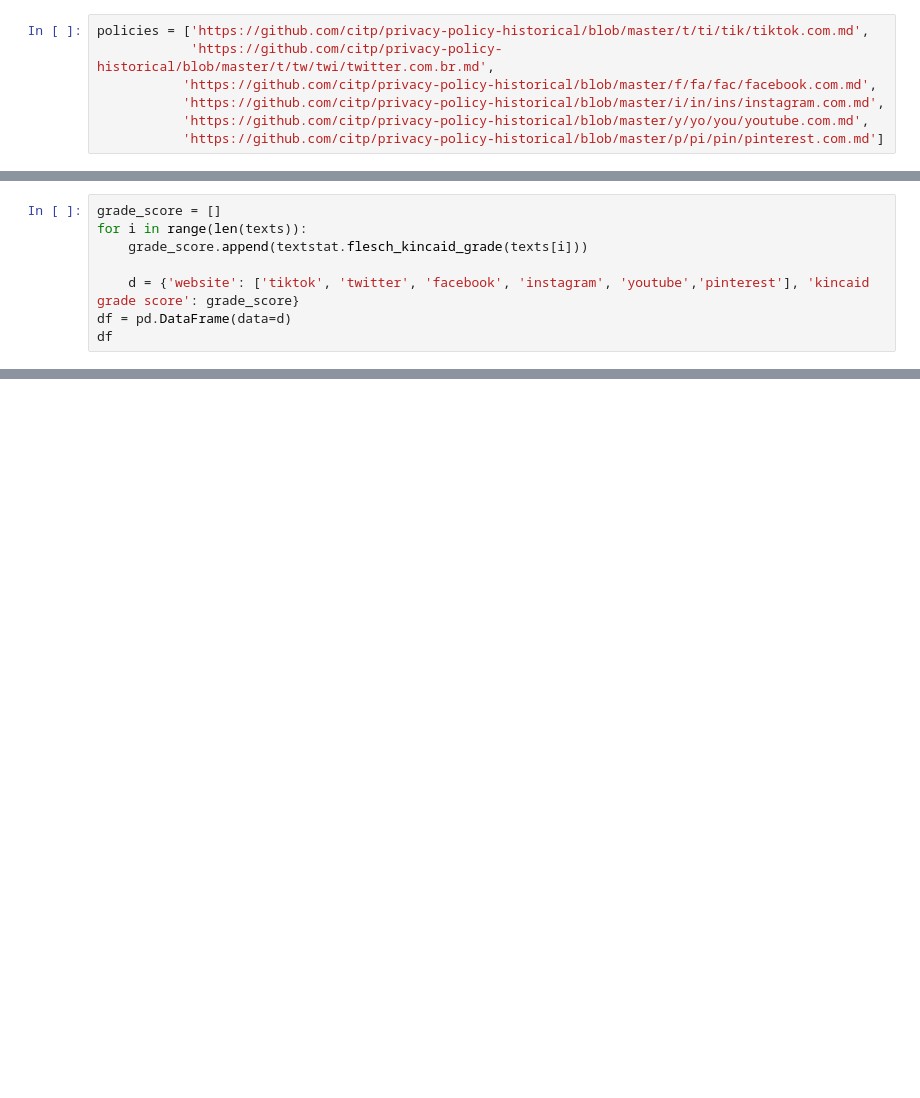
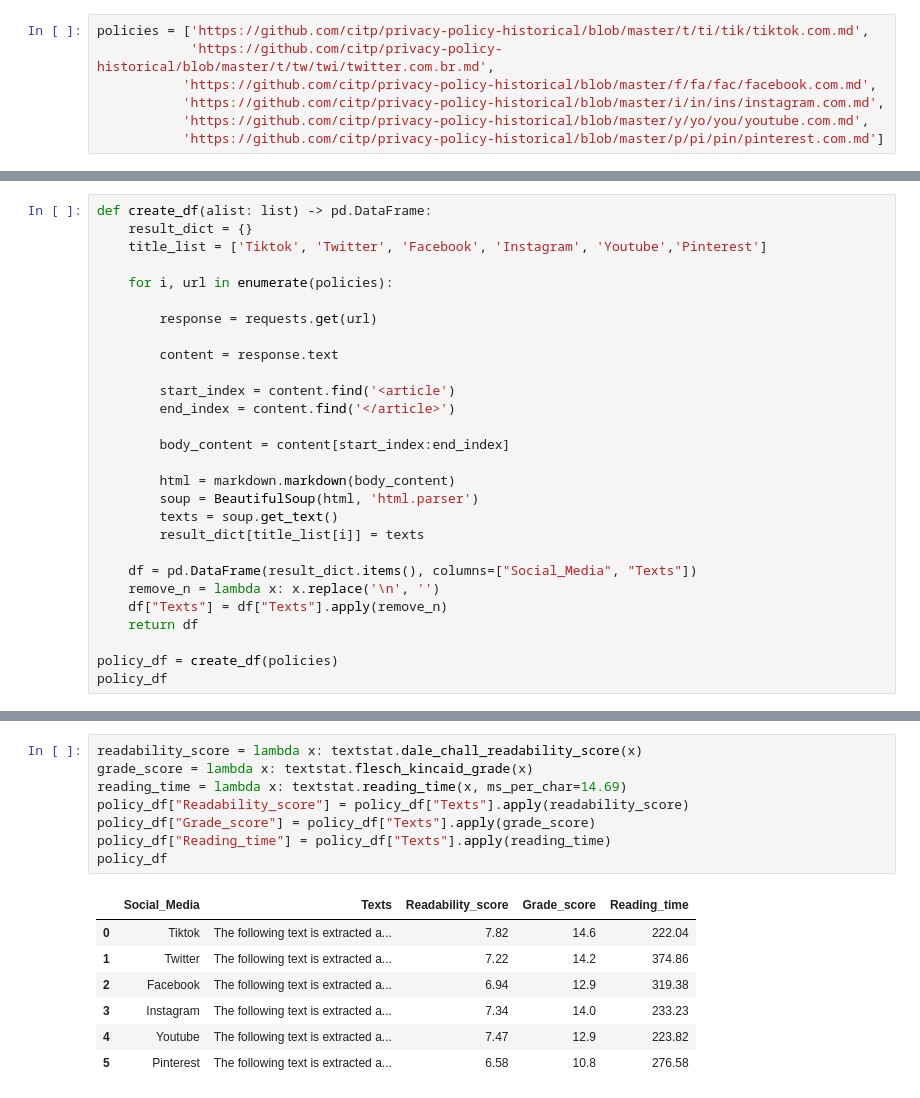
Before and after one commit to callysto/Data-Viz-of-the-Week, a Jupyter notebook: privacy-policies-readability.ipynb, the cells around one changed output, grey strips where cells are left out. Saved outputs shown, nothing was run; the diff lists cells and outputs as text; blank space fills up the shorter version.

```diff
--- a/privacy-policies-readability.ipynb
+++ b/privacy-policies-readability.ipynb
@@ -129,8 +196,0 @@ px.bar(df, x='website', y='readability score', title='readability scores of popu
-# %%
-grade_score = []
-for i in range(len(texts)):
-    grade_score.append(textstat.flesch_kincaid_grade(texts[i]))
-
-    d = {'website': ['tiktok', 'twitter', 'facebook', 'instagram', 'youtube','pinterest'], 'kincaid grade score': grade_score}
-df = pd.DataFrame(data=d)
-df
@@ -138,0 +197,28 @@ px.bar(df, x='website', y='kincaid grade score', title='kincaid grade scores of
+# %%
+def create_df(alist: list) -> pd.DataFrame:
+    result_dict = {}
+    title_list = ['Tiktok', 'Twitter', 'Facebook', 'Instagram', 'Youtube','Pinterest']
+
+    for i, url in enumerate(policies):
+
+        response = requests.get(url)
+
+        content = response.text
+
+        start_index = content.find('<article')
+        end_index = content.find('</article>')
+
+        body_content = content[start_index:end_index]
+
+        html = markdown.markdown(body_content)
+        soup = BeautifulSoup(html, 'html.parser')
+        texts = soup.get_text()
+        result_dict[title_list[i]] = texts
+
+    df = pd.DataFrame(result_dict.items(), columns=["Social_Media", "Texts"])
+    remove_n = lambda x: x.replace('\n', '')
+    df["Texts"] = df["Texts"].apply(remove_n)
+    return df
+
+policy_df = create_df(policies)
+policy_df
@@ -138,0 +233,16 @@ px.bar(df, x='website', y='kincaid grade score', title='kincaid grade scores of
+# %%
+readability_score = lambda x: textstat.dale_chall_readability_score(x)
+grade_score = lambda x: textstat.flesch_kincaid_grade(x)
+reading_time = lambda x: textstat.reading_time(x, ms_per_char=14.69)
+policy_df["Readability_score"] = policy_df["Texts"].apply(readability_score)
+policy_df["Grade_score"] = policy_df["Texts"].apply(grade_score)
+policy_df["Reading_time"] = policy_df["Texts"].apply(reading_time)
+policy_df
+# %% [output]
+|  | Social_Media | Texts | Readability_score | Grade_score | Reading_time |
+| 0 | Tiktok | The following text is extracted a... | 7.82 | 14.6 | 222.04 |
+| 1 | Twitter | The following text is extracted a... | 7.22 | 14.2 | 374.86 |
+| 2 | Facebook | The following text is extracted a... | 6.94 | 12.9 | 319.38 |
+| 3 | Instagram | The following text is extracted a... | 7.34 | 14.0 | 233.23 |
+| 4 | Youtube | The following text is extracted a... | 7.47 | 12.9 | 223.82 |
+| 5 | Pinterest | The following text is extracted a... | 6.58 | 10.8 | 276.58 |
```
Also changed, not shown: parts of 23 cells of this notebook.
